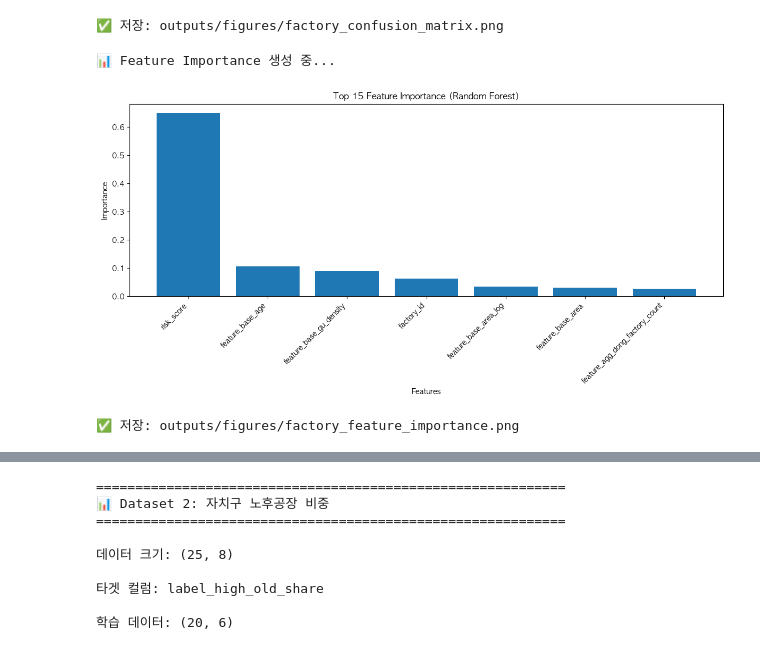
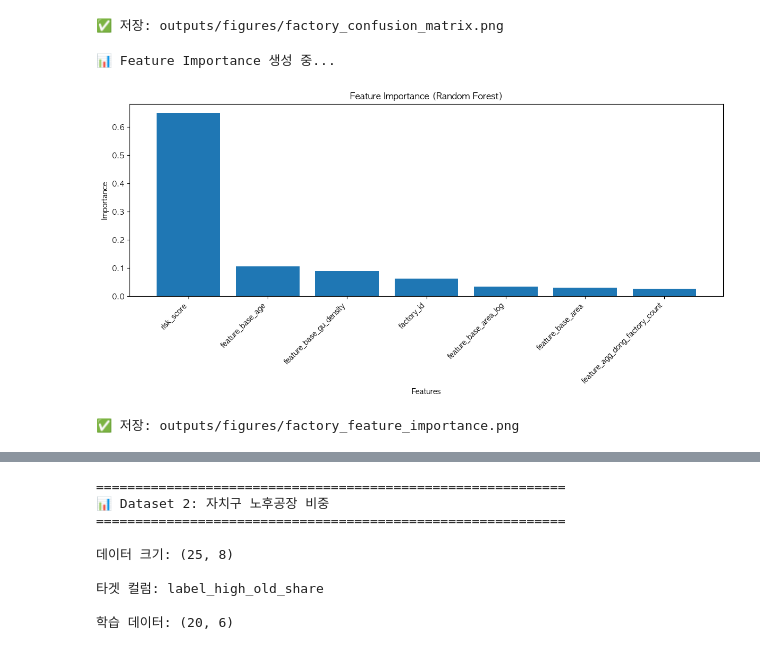
Before and after one commit to hike-lab/AIRD-PACK, a Jupyter notebook: code/ml-pack/aird_ml_learning_examples.ipynb, the cells around one changed output, grey strips where cells are left out. Drawn from its saved outputs; the diff is of its cells as text; code cells hidden in the pictures.

```diff
--- a/code/ml-pack/aird_ml_learning_examples.ipynb
+++ b/code/ml-pack/aird_ml_learning_examples.ipynb
@@ -176,11 +183,7 @@ print(f"\n데이터 크기: {df1.shape}")
 print(f"컬럼: {list(df1.columns)[:5]}...")
 
 # 타겟 컬럼 확인
-target_col = None
-for col in ['위험도등급', 'risk_level', 'target', '노후공장여부', 'label_high_risk']:
-    if col in df1.columns:
-        target_col = col
-        break
+target_col = 'label_high_risk'
 
 if target_col is None:
     print("\n⚠️  타겟 컬럼을 찾을 수 없습니다. 노후공장여부를 생성합니다.")
@@ -267,7 +270,8 @@ print(f"   재현율: {rf_recall:.3f}")
 print(f"   F1 Score: {rf_f1:.3f}")
 
 # 모델 저장
-joblib.dump(rf_model, f'{OUTPUT_PATH}models/factory_risk_rf_model.pkl')
+with open(f'{OUTPUT_PATH}models/factory_risk_rf_model.pkl', "wb")as f:
+  pickle.dump(rf_model, f)
 print(f"\n💾 모델 저장: outputs/models/factory_risk_rf_model.pkl")
 # %% [output]
 ------------------------------------------------------------
@@ -314,7 +318,8 @@ if XGBOOST_AVAILABLE:
     print(f"   F1 Score: {xgb_f1:.3f}")
 
     # 모델 저장
-    joblib.dump(xgb_model, f'{OUTPUT_PATH}models/factory_risk_xgb_model.pkl')
+    with open(f'{OUTPUT_PATH}models/factory_risk_xgb_model.pkl', "wb")as f:
+      pickle.dump(xgb_model, f)
     print(f"\n💾 모델 저장: outputs/models/factory_risk_xgb_model.pkl")
 else:
     xgb_pred = rf_pred
@@ -367,25 +372,25 @@ print("✅ 저장: outputs/figures/factory_confusion_matrix.png")
 # %%
 # 시각화 2: Feature Importance
 print("\n📊 Feature Importance 생성 중...")
 
 # Random Forest Feature Importance
 importances = rf_model.feature_importances_
-indices = np.argsort(importances)[::-1][:15]  # 상위 15개
+indices = np.argsort(importances)[::-1]
 
 plt.figure(figsize=(12, 6))
 plt.bar(range(len(indices)), importances[indices])
 plt.xticks(range(len(indices)), X.columns[indices], rotation=45, ha='right')
-plt.title('Top 15 Feature Importance (Random Forest)')
+plt.title('Feature Importance (Random Forest)')
 plt.xlabel('Features')
 plt.ylabel('Importance')
 plt.tight_layout()
 plt.show()
 plt.savefig(f'{OUTPUT_PATH}figures/factory_feature_importance.png', dpi=150, bbox_inches='tight')
 plt.close()
 print("✅ 저장: outputs/figures/factory_feature_importance.png")
 # %% [output]
 📊 Feature Importance 생성 중...
-[figure, old version]
+[figure, new version]
 ✅ 저장: outputs/figures/factory_feature_importance.png
 # %%
 # 시각화 3: ROC Curve
```
Also changed, not shown: parts of 13 cells of this notebook, 14 other files.
